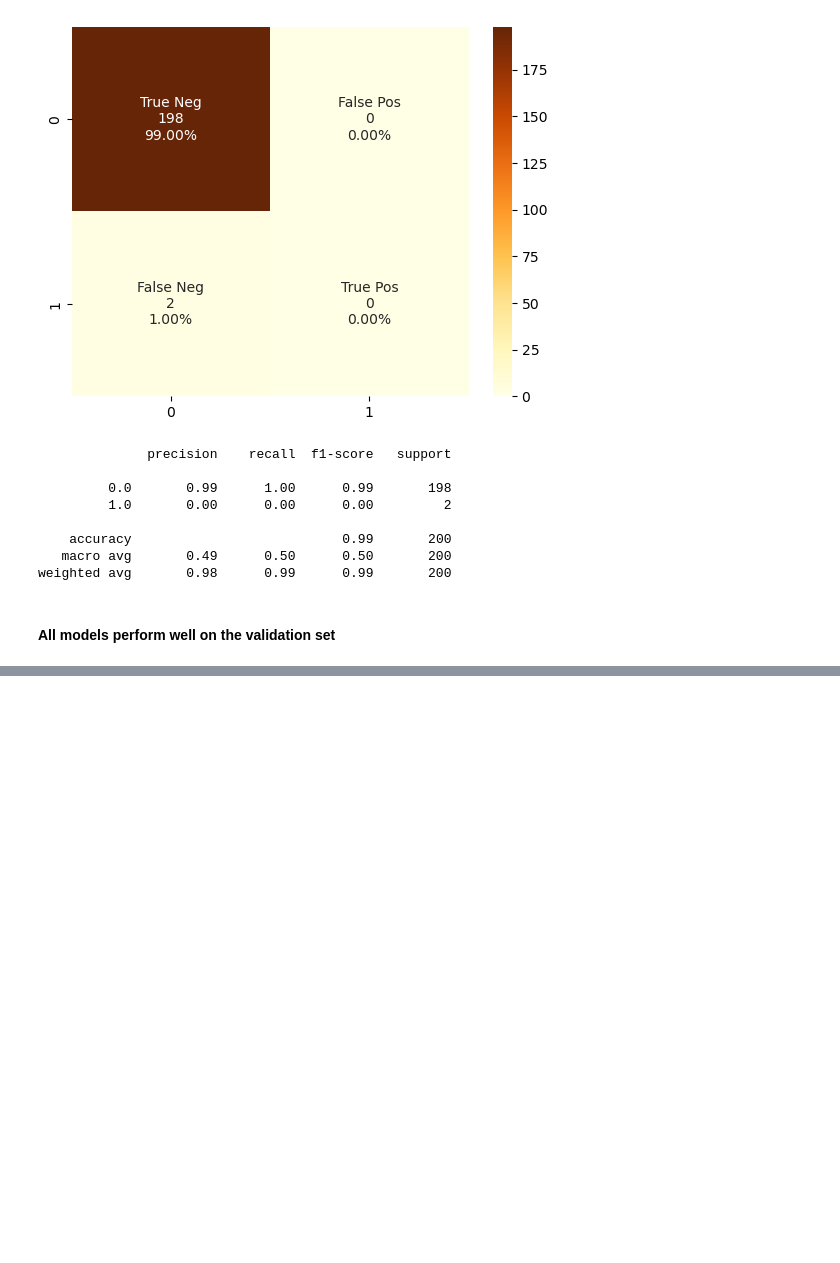
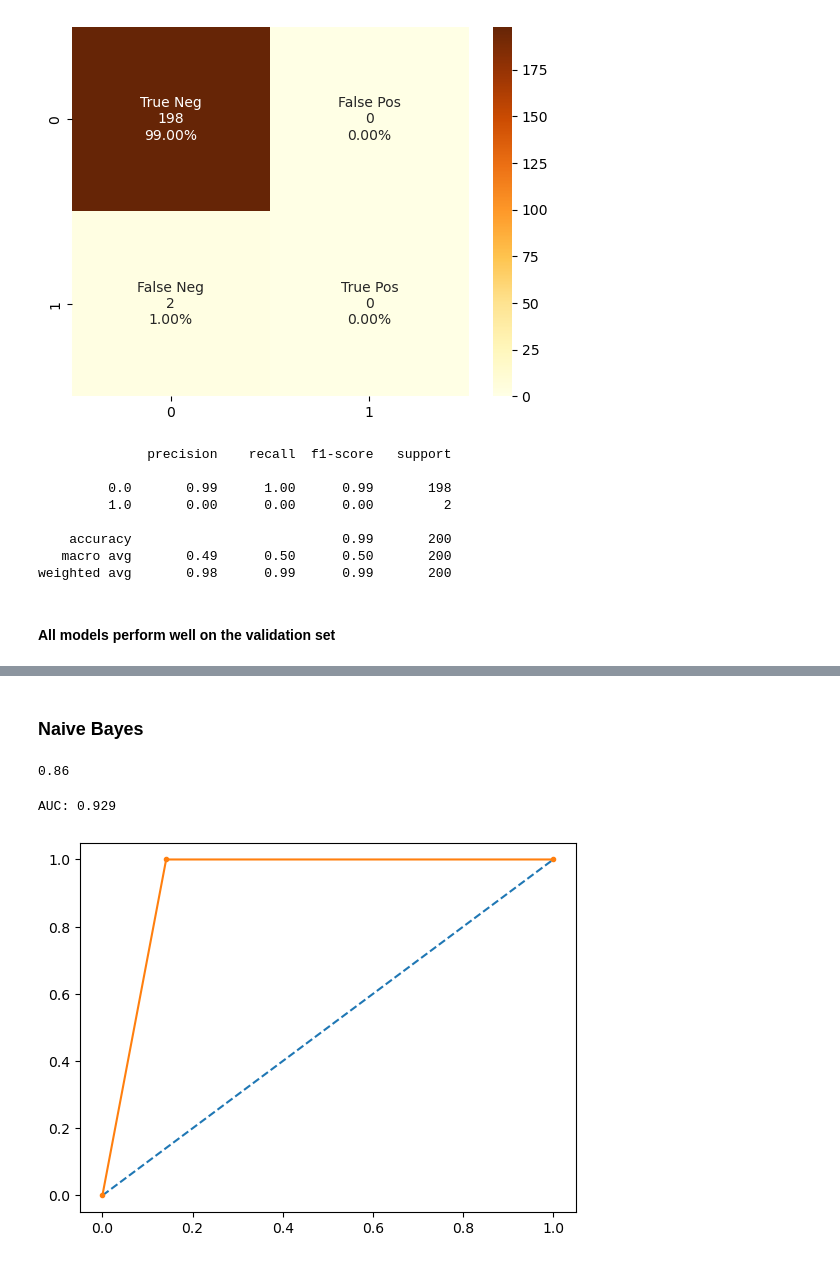
Before and after one commit to hsatishreddy/ML_PROJECT_CS584, a Jupyter notebook: ML_Project_CS584.ipynb, the cells around one changed output, grey strips where cells are left out. Saved outputs shown, nothing was run; the diff lists cells and outputs as text; code cells hidden in the pictures; blank space fills up the shorter version.

```diff
--- a/ML_Project_CS584.ipynb
+++ b/ML_Project_CS584.ipynb
@@ -1022,0 +1021,23 @@ weighted avg       0.98      0.99      0.99       100
+# %% [markdown]
+### Naive Bayes
+# %%
+nb_pred = nb_model.predict(X_test)
+nb_score = nb_model.score(X_test, y_test)
+nb_score
+# %% [output]
+0.86
+# %%
+nb_probs =nb_model.predict_proba(X_test)
+probs = nb_probs[:, 1]
+# calculate AUC
+auc = roc_auc_score(y_test, probs)
+print('AUC: %.3f' % auc)
+# calculate roc curve
+fpr, tpr, thresholds = roc_curve(y_test, probs)
+# plot the roc curve for the model
+pyplot.plot([0, 1], [0, 1], linestyle='--')
+pyplot.plot(fpr, tpr, marker='.')
+pyplot.show()
+# %% [output]
+AUC: 0.929
+[figure, added]
```
Also changed, not shown: parts of 39 cells of this notebook.
